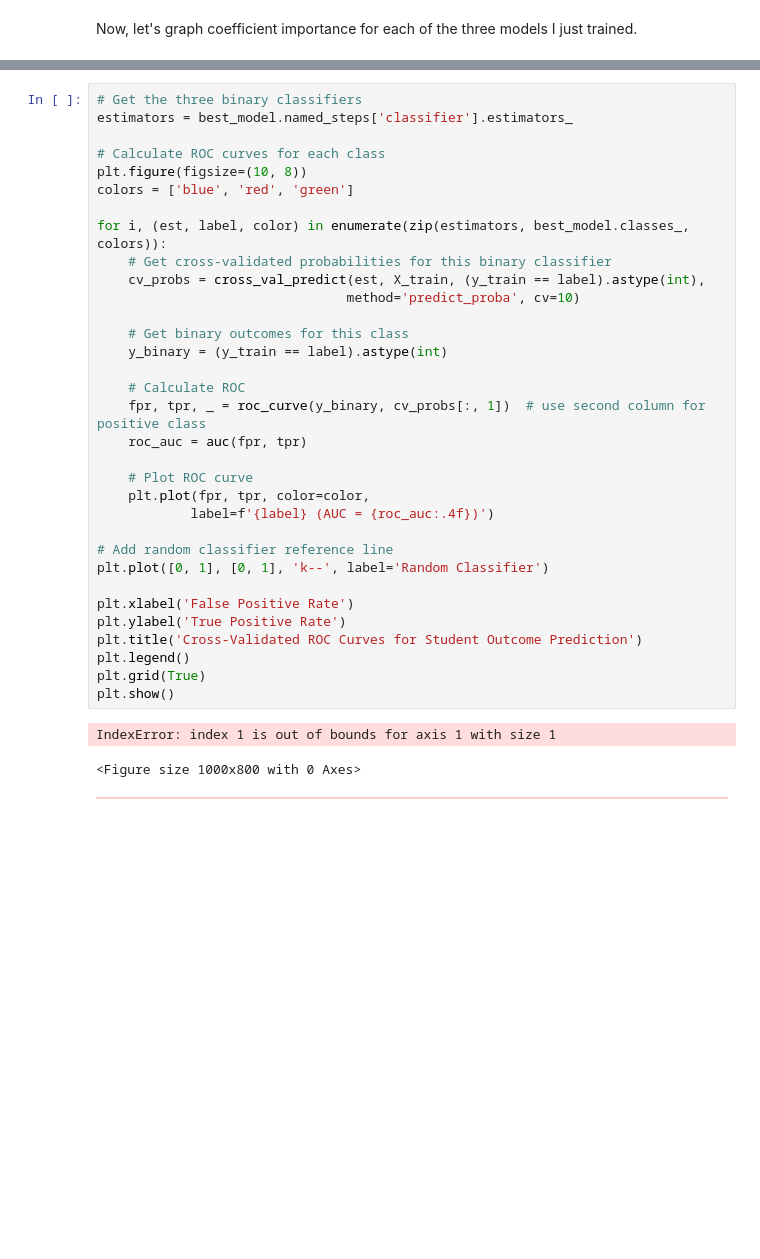
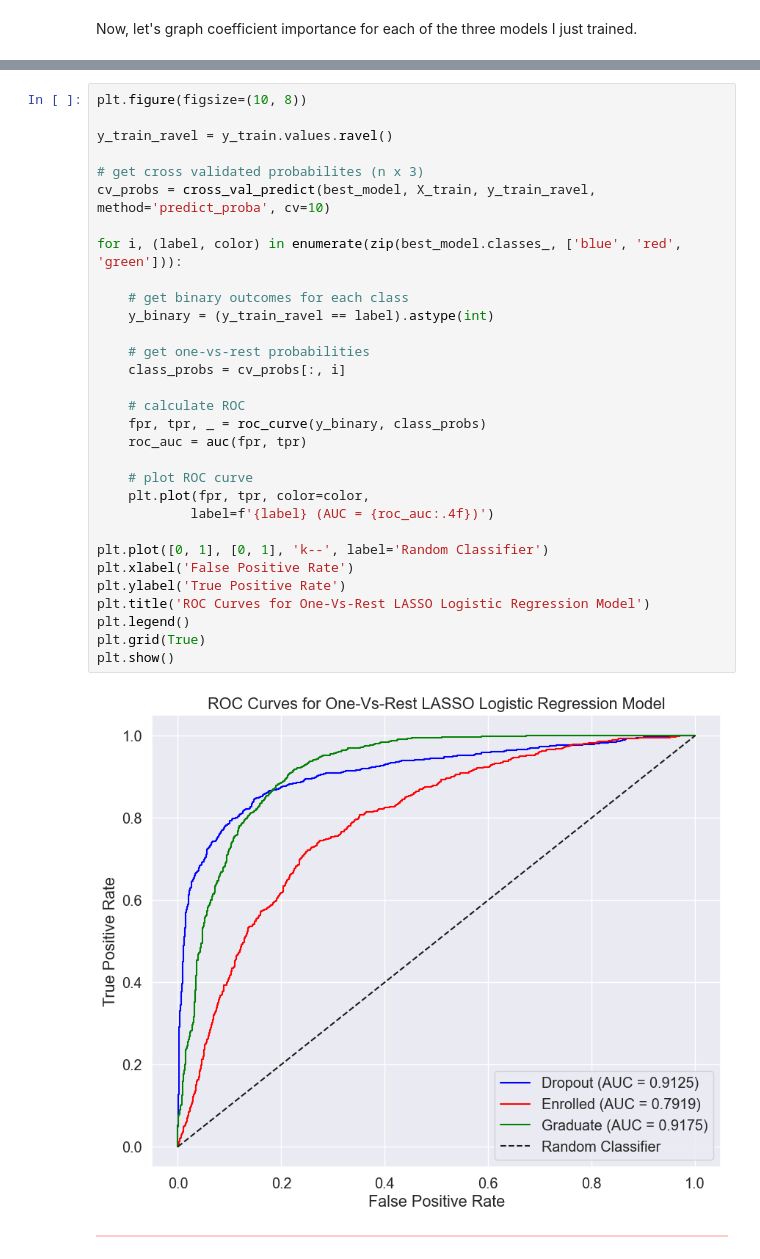
Before and after one commit to julienberman/CS-109a, a Jupyter notebook: psets/cs1090a_hw5/cs1090a_hw5.ipynb, the cells around one changed output, grey strips where cells are left out. Drawn from its saved outputs; the diff is of its cells as text; blank space fills up the shorter version.

```diff
--- a/psets/cs1090a_hw5/cs1090a_hw5.ipynb
+++ b/psets/cs1090a_hw5/cs1090a_hw5.ipynb
@@ -741,38 +797,35 @@ Let's graph the ROC curve. Recall that because we used OVR, we have three models
 # %%
-# Get the three binary classifiers
-estimators = best_model.named_steps['classifier'].estimators_
+plt.figure(figsize=(10, 8))
 
-# Calculate ROC curves for each class
-plt.figure(figsize=(10, 8))
-colors = ['blue', 'red', 'green']
+y_train_ravel = y_train.values.ravel()
 
-for i, (est, label, color) in enumerate(zip(estimators, best_model.classes_, colors)):
-    # Get cross-validated probabilities for this binary classifier
-    cv_probs = cross_val_predict(est, X_train, (y_train == label).astype(int),
-                                method='predict_proba', cv=10)
+# get cross validated probabilites (n x 3)
+cv_probs = cross_val_predict(best_model, X_train, y_train_ravel, method='predict_proba', cv=10)
 
-    # Get binary outcomes for this class
-    y_binary = (y_train == label).astype(int)
+for i, (label, color) in enumerate(zip(best_model.classes_, ['blue', 'red', 'green'])):
 
-    # Calculate ROC
-    fpr, tpr, _ = roc_curve(y_binary, cv_probs[:, 1])  # use second column for positive class
+    # get binary outcomes for each class
+    y_binary = (y_train_ravel == label).astype(int)
+
+    # get one-vs-rest probabilities
+    class_probs = cv_probs[:, i]
+
+    # calculate ROC
+    fpr, tpr, _ = roc_curve(y_binary, class_probs)
     roc_auc = auc(fpr, tpr)
 
-    # Plot ROC curve
+    # plot ROC curve
     plt.plot(fpr, tpr, color=color,
             label=f'{label} (AUC = {roc_auc:.4f})')
 
-# Add random classifier reference line
 plt.plot([0, 1], [0, 1], 'k--', label='Random Classifier')
-
 plt.xlabel('False Positive Rate')
 plt.ylabel('True Positive Rate')
-plt.title('Cross-Validated ROC Curves for Student Outcome Prediction')
+plt.title('ROC Curves for One-Vs-Rest LASSO Logistic Regression Model')
 plt.legend()
 plt.grid(True)
 plt.show()
 # %% [output]
-IndexError: index 1 is out of bounds for axis 1 with size 1
-<Figure size 1000x800 with 0 Axes>
+[figure, added]
 # %% [markdown]
 <div class="highlight-box" style="border: 1px solid #ffcccb; background-color: #ffcccb; height: 5px;"></div>
```
Also changed, not shown: parts of 14 cells of this notebook, 5 other files.
